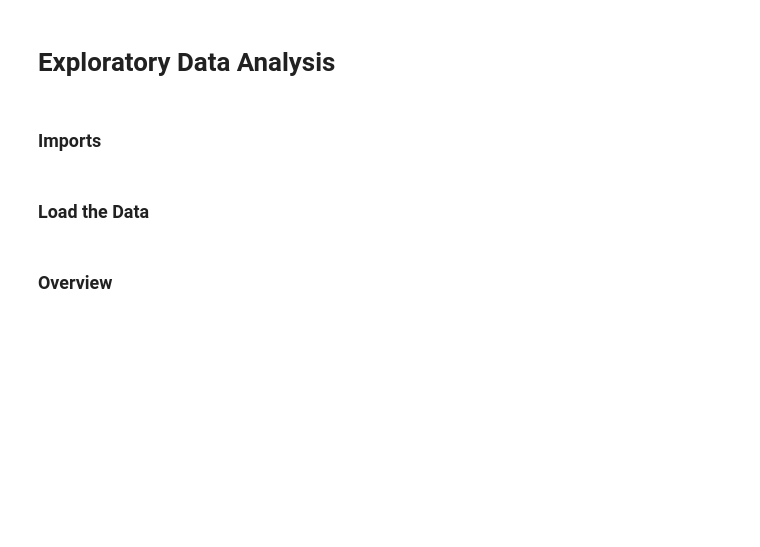
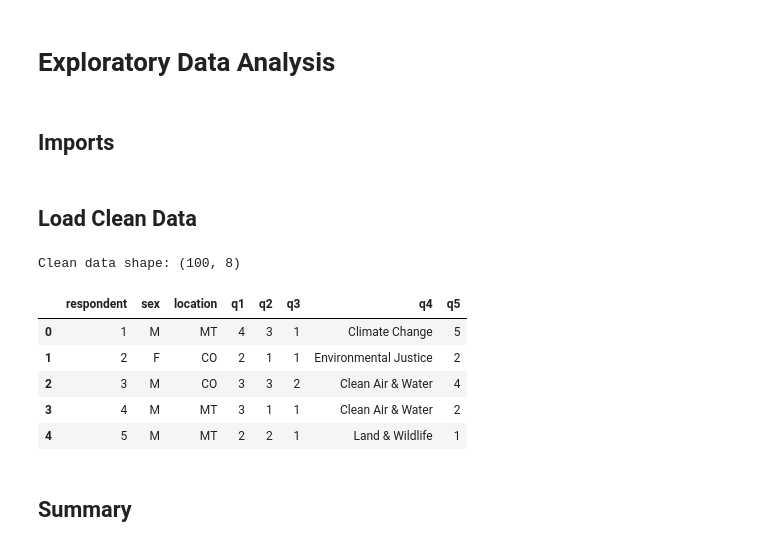
Before and after one commit to iansargent/Data-Analysis-Case-Study, a Jupyter notebook: notebooks/02_exploratory_analysis.ipynb, the cells around one changed output. Cells and saved outputs as stored; diff of their text form; code cells hidden in the pictures; blank space fills up the shorter version.

```diff
--- a/notebooks/02_exploratory_analysis.ipynb
+++ b/notebooks/02_exploratory_analysis.ipynb
@@ -1,4 +1,4 @@
 # %% [markdown]
 # Exploratory Data Analysis
 # %% [markdown]
-### Imports
+## Imports
@@ -14,2 +13,2 @@ import src.viz_theme as viz
 # %% [markdown]
-### Load the Data
+## Load Clean Data
@@ -18,3 +15,18 @@ df_clean = pd.read_csv("clean_data.csv")
+# %%
+cwd = Path.cwd()
+root = next(p for p in [cwd, *cwd.parents] if (p / "data" / "raw" / "survey_data.csv").exists())
+df_clean = pd.read_csv(root / "data" / "clean" / "clean_data.csv")
+codelist = pd.read_csv(root / "data" / "raw" / "codelist.csv")
+print("Clean data shape:", df_clean.shape)
+display(df_clean.head())
+# %% [output]
+Clean data shape: (100, 8)
+|  | respondent | sex | location | q1 | q2 | q3 | q4 | q5 |
+| 0 | 1 | M | MT | 4 | 3 | 1 | Climate Change | 5 |
+| 1 | 2 | F | CO | 2 | 1 | 1 | Environmental Justice | 2 |
+| 2 | 3 | M | CO | 3 | 3 | 2 | Clean Air & Water | 4 |
+| 3 | 4 | M | MT | 3 | 1 | 1 | Clean Air & Water | 2 |
+| 4 | 5 | M | MT | 2 | 2 | 1 | Land & Wildlife | 1 |
 # %% [markdown]
-### Overview
+## Summary
 # %%
```
Also changed, not shown: parts of 18 cells of this notebook, 5 other files.
